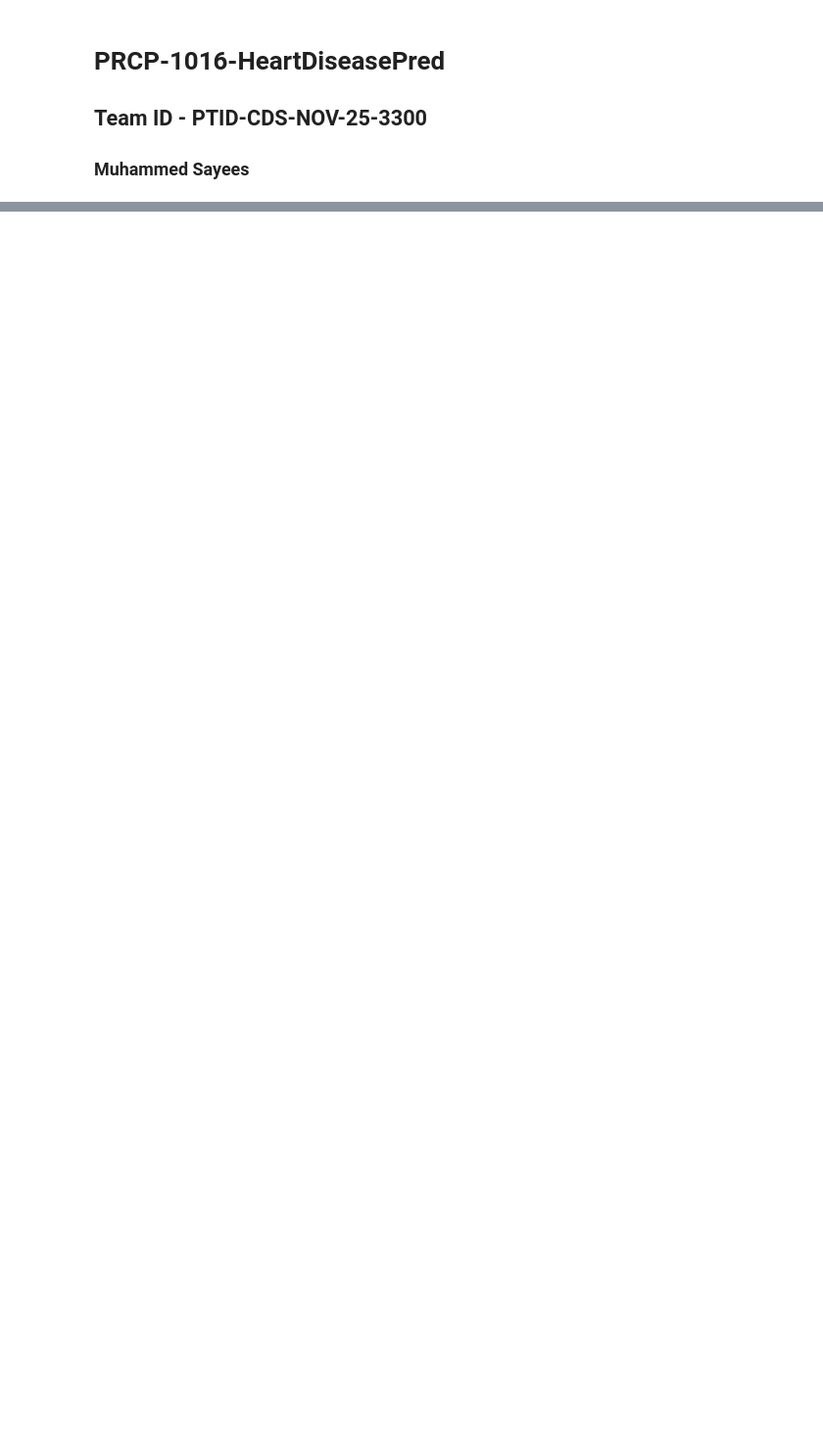
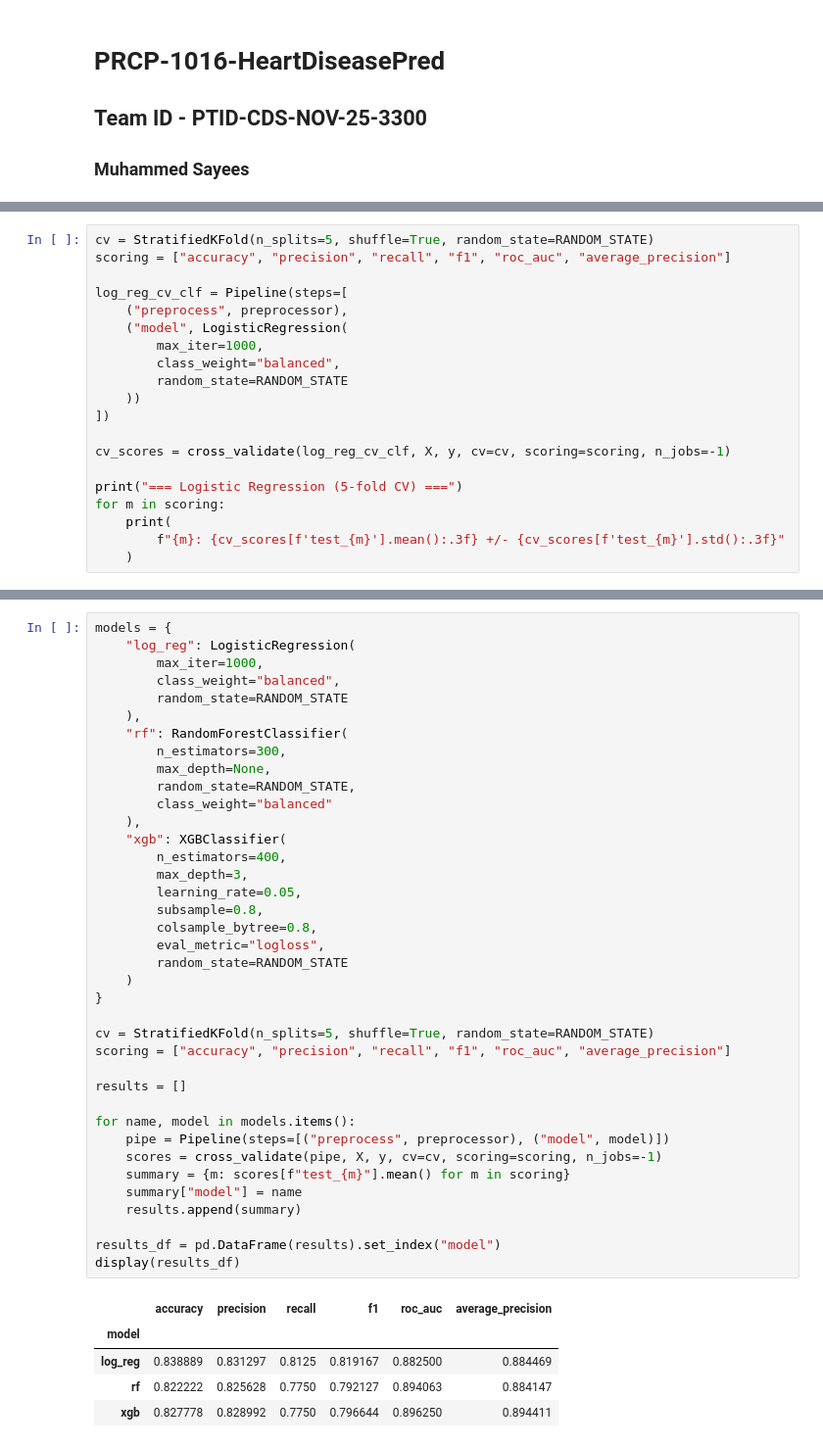
Before and after one commit to sayeesx/Heart-Disease-Prediction-ML-Project, a Jupyter notebook: PRCP-1016-HeartDiseasePred.ipynb, the cells around one changed output, grey strips where cells are left out. Shown at 98% size. Cells and saved outputs as stored; diff of their text form; blank space fills up the shorter version.

```diff
--- a/PRCP-1016-HeartDiseasePred.ipynb
+++ b/PRCP-1016-HeartDiseasePred.ipynb
@@ -186,0 +261,20 @@ Confusion matrix:
+# %%
+cv = StratifiedKFold(n_splits=5, shuffle=True, random_state=RANDOM_STATE)
+scoring = ["accuracy", "precision", "recall", "f1", "roc_auc", "average_precision"]
+
+log_reg_cv_clf = Pipeline(steps=[
+    ("preprocess", preprocessor),
+    ("model", LogisticRegression(
+        max_iter=1000,
+        class_weight="balanced",
+        random_state=RANDOM_STATE
+    ))
+])
+
+cv_scores = cross_validate(log_reg_cv_clf, X, y, cv=cv, scoring=scoring, n_jobs=-1)
+
+print("=== Logistic Regression (5-fold CV) ===")
+for m in scoring:
+    print(
+        f"{m}: {cv_scores[f'test_{m}'].mean():.3f} +/- {cv_scores[f'test_{m}'].std():.3f}"
+    )
@@ -186,0 +291,44 @@ Confusion matrix:
+# %%
+models = {
+    "log_reg": LogisticRegression(
+        max_iter=1000,
+        class_weight="balanced",
+        random_state=RANDOM_STATE
+    ),
+    "rf": RandomForestClassifier(
+        n_estimators=300,
+        max_depth=None,
+        random_state=RANDOM_STATE,
+        class_weight="balanced"
+    ),
+    "xgb": XGBClassifier(
+        n_estimators=400,
+        max_depth=3,
+        learning_rate=0.05,
+        subsample=0.8,
+        colsample_bytree=0.8,
+        eval_metric="logloss",
+        random_state=RANDOM_STATE
+    )
+}
+
+cv = StratifiedKFold(n_splits=5, shuffle=True, random_state=RANDOM_STATE)
+scoring = ["accuracy", "precision", "recall", "f1", "roc_auc", "average_precision"]
+
+results = []
+
+for name, model in models.items():
+    pipe = Pipeline(steps=[("preprocess", preprocessor), ("model", model)])
+    scores = cross_validate(pipe, X, y, cv=cv, scoring=scoring, n_jobs=-1)
+    summary = {m: scores[f"test_{m}"].mean() for m in scoring}
+    summary["model"] = name
+    results.append(summary)
+
+results_df = pd.DataFrame(results).set_index("model")
+display(results_df)
+# %% [output]
+|  | accuracy | precision | recall | f1 | roc_auc | average_precision |
+| model |  |  |  |  |  |  |
+| log_reg | 0.838889 | 0.831297 | 0.8125 | 0.819167 | 0.882500 | 0.884469 |
+| rf | 0.822222 | 0.825628 | 0.7750 | 0.792127 | 0.894063 | 0.884147 |
+| xgb | 0.827778 | 0.828992 | 0.7750 | 0.796644 | 0.896250 | 0.894411 |
```
Also changed, not shown: parts of 15 cells of this notebook.
